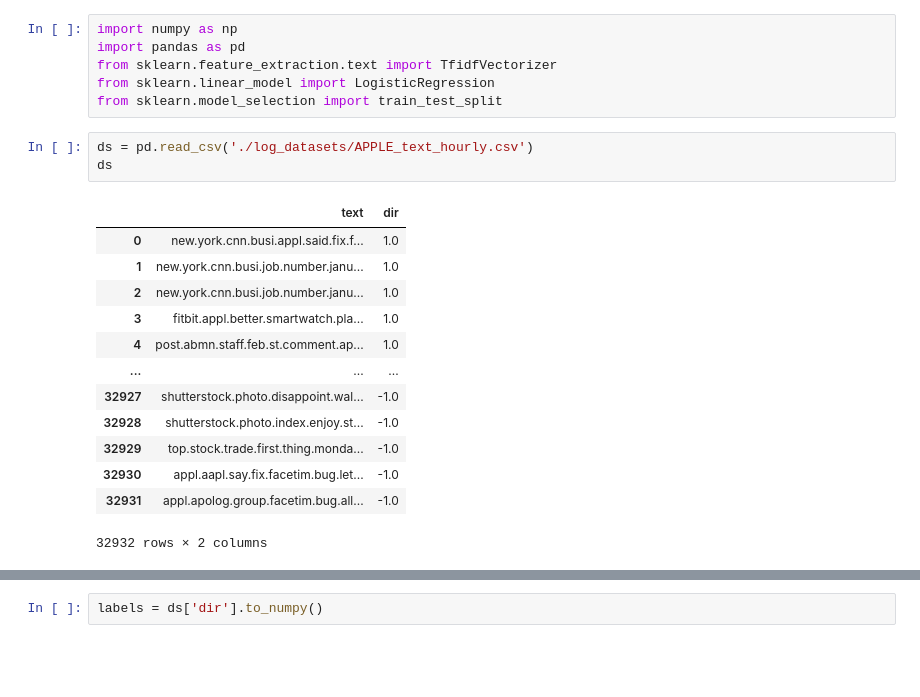
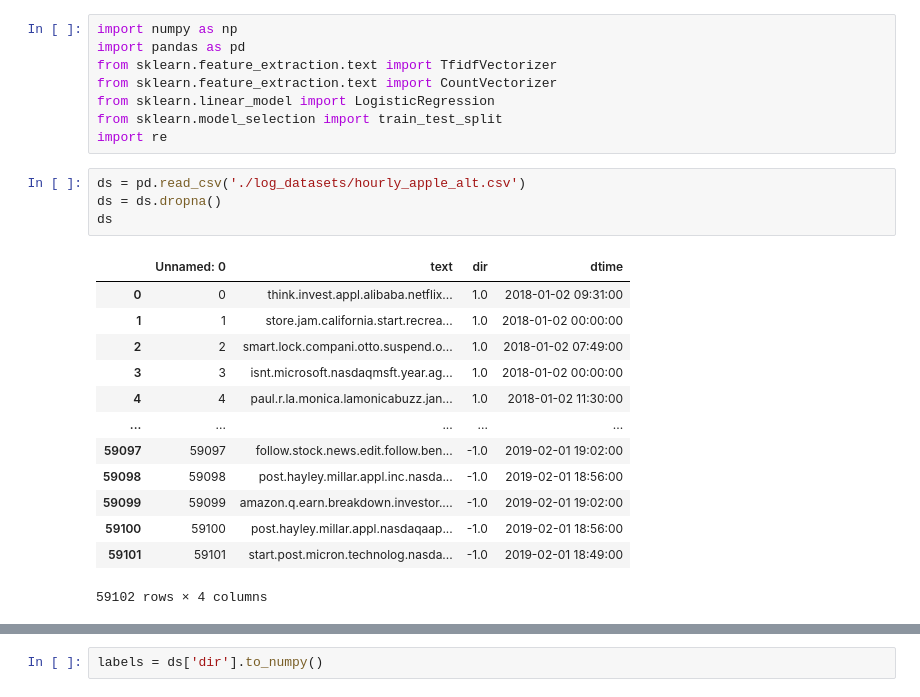
Before and after one commit to nick-moran/stock_pred_proj, a Jupyter notebook: logistic_regression.ipynb, the cells around one changed output, grey strips where cells are left out. Drawn from its saved outputs; the diff is of its cells as text; blank space fills up the shorter version.

```diff
--- a/logistic_regression.ipynb
+++ b/logistic_regression.ipynb
@@ -2,23 +2,26 @@
 import numpy as np
 import pandas as pd
 from sklearn.feature_extraction.text import TfidfVectorizer
+from sklearn.feature_extraction.text import CountVectorizer
 from sklearn.linear_model import LogisticRegression
 from sklearn.model_selection import train_test_split
+import re
 # %%
-ds = pd.read_csv('./log_datasets/APPLE_text_hourly.csv')
+ds = pd.read_csv('./log_datasets/hourly_apple_alt.csv')
+ds = ds.dropna()
 ds
 # %% [output]
-|  | text | dir |
-| 0 | new.york.cnn.busi.appl.said.fix.f... | 1.0 |
-| 1 | new.york.cnn.busi.job.number.janu... | 1.0 |
-| 2 | new.york.cnn.busi.job.number.janu... | 1.0 |
-| 3 | fitbit.appl.better.smartwatch.pla... | 1.0 |
-| 4 | post.abmn.staff.feb.st.comment.ap... | 1.0 |
-| ... | ... | ... |
-| 32927 | shutterstock.photo.disappoint.wal... | -1.0 |
-| 32928 | shutterstock.photo.index.enjoy.st... | -1.0 |
-| 32929 | top.stock.trade.first.thing.monda... | -1.0 |
-| 32930 | appl.aapl.say.fix.facetim.bug.let... | -1.0 |
-| 32931 | appl.apolog.group.facetim.bug.all... | -1.0 |
+|  | Unnamed: 0 | text | dir | dtime |
+| 0 | 0 | think.invest.appl.alibaba.netflix... | 1.0 | 2018-01-02 09:31:00 |
+| 1 | 1 | store.jam.california.start.recrea... | 1.0 | 2018-01-02 00:00:00 |
+| 2 | 2 | smart.lock.compani.otto.suspend.o... | 1.0 | 2018-01-02 07:49:00 |
+| 3 | 3 | isnt.microsoft.nasdaqmsft.year.ag... | 1.0 | 2018-01-02 00:00:00 |
+| 4 | 4 | paul.r.la.monica.lamonicabuzz.jan... | 1.0 | 2018-01-02 11:30:00 |
+| ... | ... | ... | ... | ... |
+| 59097 | 59097 | follow.stock.news.edit.follow.ben... | -1.0 | 2019-02-01 19:02:00 |
+| 59098 | 59098 | post.hayley.millar.appl.inc.nasda... | -1.0 | 2019-02-01 18:56:00 |
+| 59099 | 59099 | amazon.q.earn.breakdown.investor.... | -1.0 | 2019-02-01 19:02:00 |
+| 59100 | 59100 | post.hayley.millar.appl.nasdaqaap... | -1.0 | 2019-02-01 18:56:00 |
+| 59101 | 59101 | start.post.micron.technolog.nasda... | -1.0 | 2019-02-01 18:49:00 |
-32932 rows × 2 columns
+59102 rows × 4 columns
 # %%
```
Also changed, not shown: parts of 17 cells of this notebook, 8 other files.
